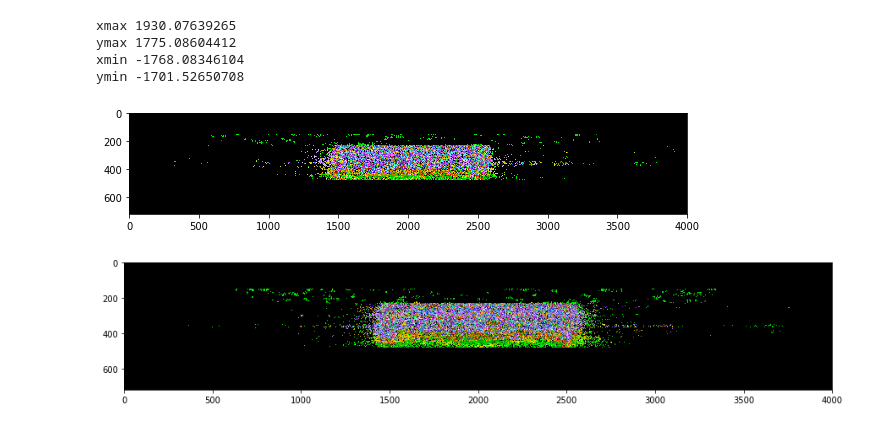
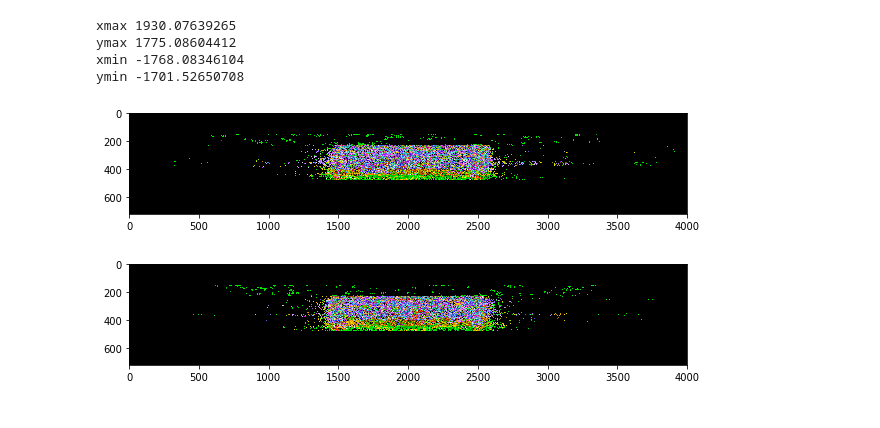
Before and after one commit to ongchinkiat/realsense-d435, a Jupyter notebook: d435-analysis-848.ipynb, the cells around one changed output. Cells and saved outputs as stored; diff of their text form; code cells hidden in the pictures.

```diff
--- a/d435-analysis-848.ipynb
+++ b/d435-analysis-848.ipynb
@@ -303,17 +303,17 @@ ymin -1701.52650708
 # %%
 x_view_clip = np.zeros((720,4000,3), dtype=float)
 np.clip(x_view, 0, 255, out=x_view_clip)
 
 y_view_clip = np.zeros((720,4000,3), dtype=float)
 np.clip(y_view, 0, 255, out=y_view_clip)
 
 fig = plt.figure(figsize=(10, 10))
 plt.imshow(x_view[:,:,:])
 plt.show()
 
-fig = plt.figure(figsize=(15, 15))
+fig = plt.figure(figsize=(10, 11))
 plt.imshow(y_view[:,:,:])
 plt.show()
 # %% [output]
 [figure]
-[figure, old version]
+[figure, new version]
```
